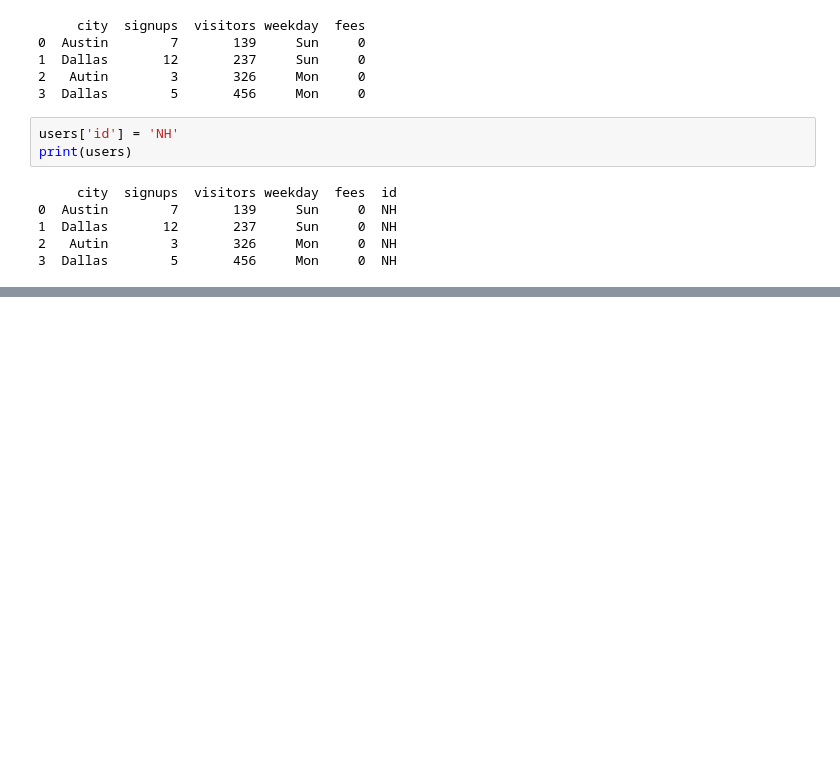
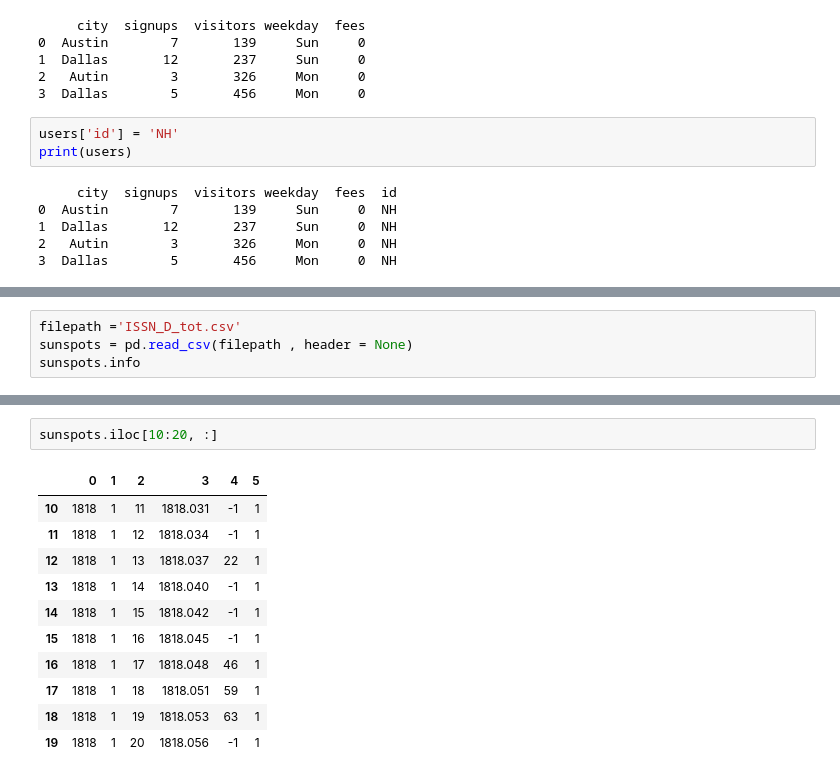
Before and after one commit to MarcelaMonteiroMontenegroGallo/Python, a Jupyter notebook: pandas_Foundations.ipynb, the cells around one changed output, grey strips where cells are left out. Drawn from its saved outputs; the diff is of its cells as text; blank space fills up the shorter version.

```diff
--- a/pandas_Foundations.ipynb
+++ b/pandas_Foundations.ipynb
@@ -87,0 +101,4 @@ print(users)
+# %%
+filepath ='ISSN_D_tot.csv'
+sunspots = pd.read_csv(filepath , header = None)
+sunspots.info
@@ -87,0 +123,14 @@ print(users)
+# %%
+sunspots.iloc[10:20, :]
+# %% [output]
+|  | 0 | 1 | 2 | 3 | 4 | 5 |
+| 10 | 1818 | 1 | 11 | 1818.031 | -1 | 1 |
+| 11 | 1818 | 1 | 12 | 1818.034 | -1 | 1 |
+| 12 | 1818 | 1 | 13 | 1818.037 | 22 | 1 |
+| 13 | 1818 | 1 | 14 | 1818.040 | -1 | 1 |
+| 14 | 1818 | 1 | 15 | 1818.042 | -1 | 1 |
+| 15 | 1818 | 1 | 16 | 1818.045 | -1 | 1 |
+| 16 | 1818 | 1 | 17 | 1818.048 | 46 | 1 |
+| 17 | 1818 | 1 | 18 | 1818.051 | 59 | 1 |
+| 18 | 1818 | 1 | 19 | 1818.053 | 63 | 1 |
+| 19 | 1818 | 1 | 20 | 1818.056 | -1 | 1 |
```
Also changed, not shown: parts of 7 cells of this notebook.
